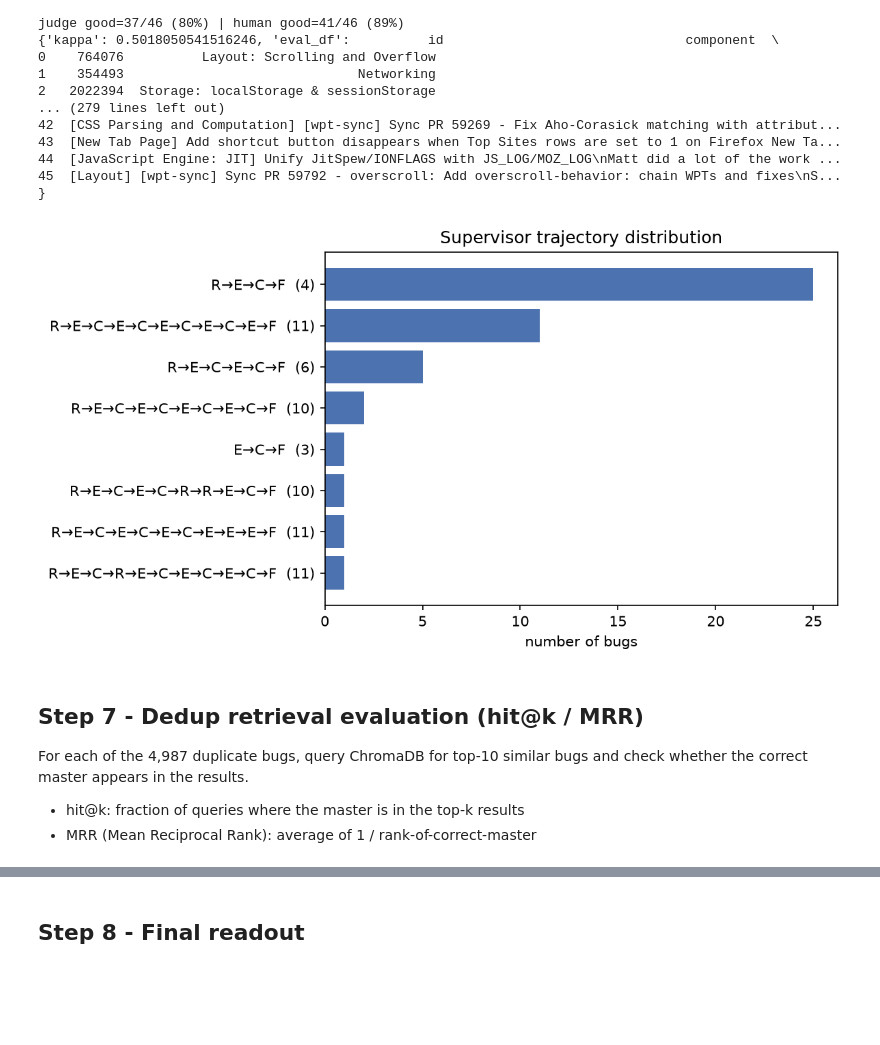
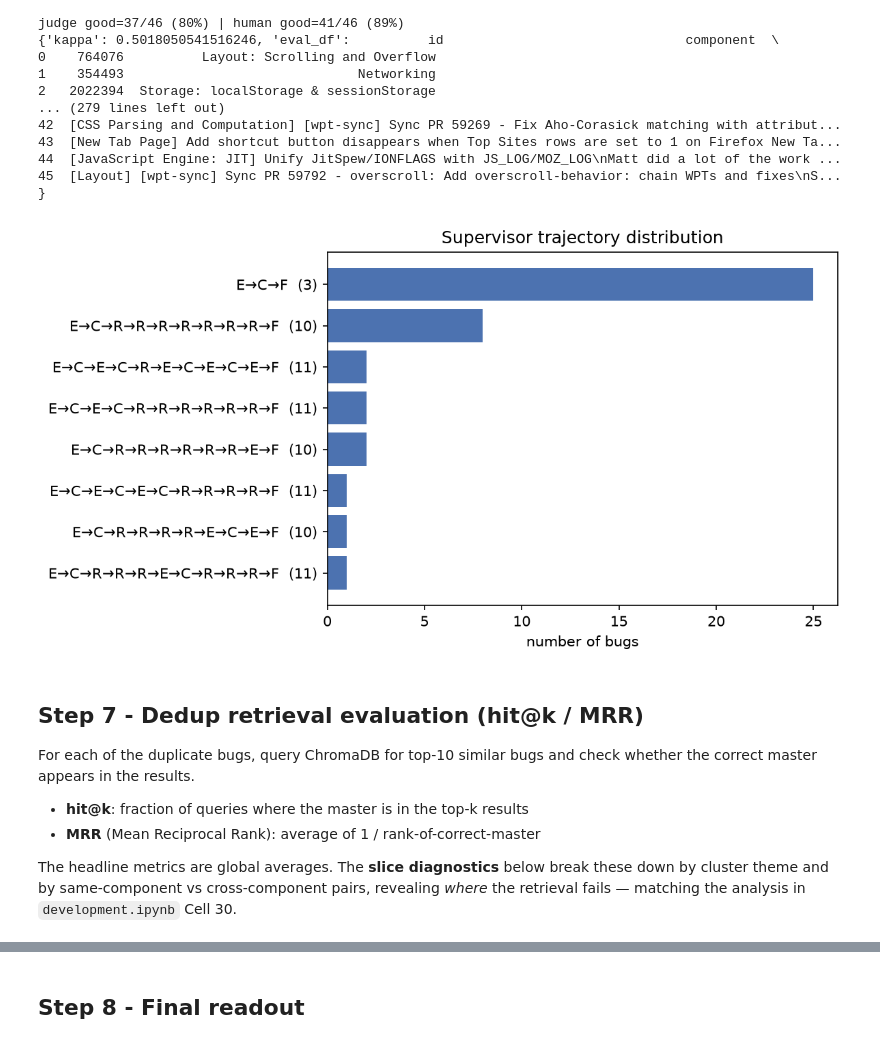
Before and after one commit to guangyuw/llm-eval-bug-triage, a Jupyter notebook: notebooks/analysis.ipynb, the cells around one changed output, grey strips where cells are left out. Saved outputs shown, nothing was run; the diff lists cells and outputs as text; code cells hidden in the pictures; blank space fills up the shorter version.

```diff
--- a/notebooks/analysis.ipynb
+++ b/notebooks/analysis.ipynb
@@ -254,18 +271,23 @@ judge good=37/46 (80%) | human good=41/46 (89%)
 # %%
 import os
 from IPython.display import Image, display
-if os.path.exists('agent_trajectories.png'):
-    display(Image('agent_trajectories.png'))
+_img = os.path.join(os.path.dirname(os.path.abspath('.')), 'llm-eval-bug-triage', 'assets', 'agent_trajectories.png')
+for _candidate in [_img, '../assets/agent_trajectories.png', 'assets/agent_trajectories.png']:
+    if os.path.exists(_candidate):
+        display(Image(_candidate))
+        break
 # %% [output]
-[figure, old version]
+[figure, new version]
 # %% [markdown]
 ## Step 7 - Dedup retrieval evaluation (hit@k / MRR)
 
-For each of the 4,987 duplicate bugs, query ChromaDB for top-10 similar bugs
+For each of the duplicate bugs, query ChromaDB for top-10 similar bugs
 and check whether the correct master appears in the results.
 
-- hit@k: fraction of queries where the master is in the top-k results
-- MRR (Mean Reciprocal Rank): average of 1 / rank-of-correct-master
+- **hit@k**: fraction of queries where the master is in the top-k results
+- **MRR** (Mean Reciprocal Rank): average of 1 / rank-of-correct-master
+
+The headline metrics are global averages. The **slice diagnostics** below break these down by cluster theme and by same-component vs cross-component pairs, revealing *where* the retrieval fails — matching the analysis in `development.ipynb` Cell 30.
 # %%
 dedup_metrics = step7_dedup(bugs, pairs, col)
 dedup_metrics
```
Also changed, not shown: parts of 9 cells of this notebook, 2 other files.
